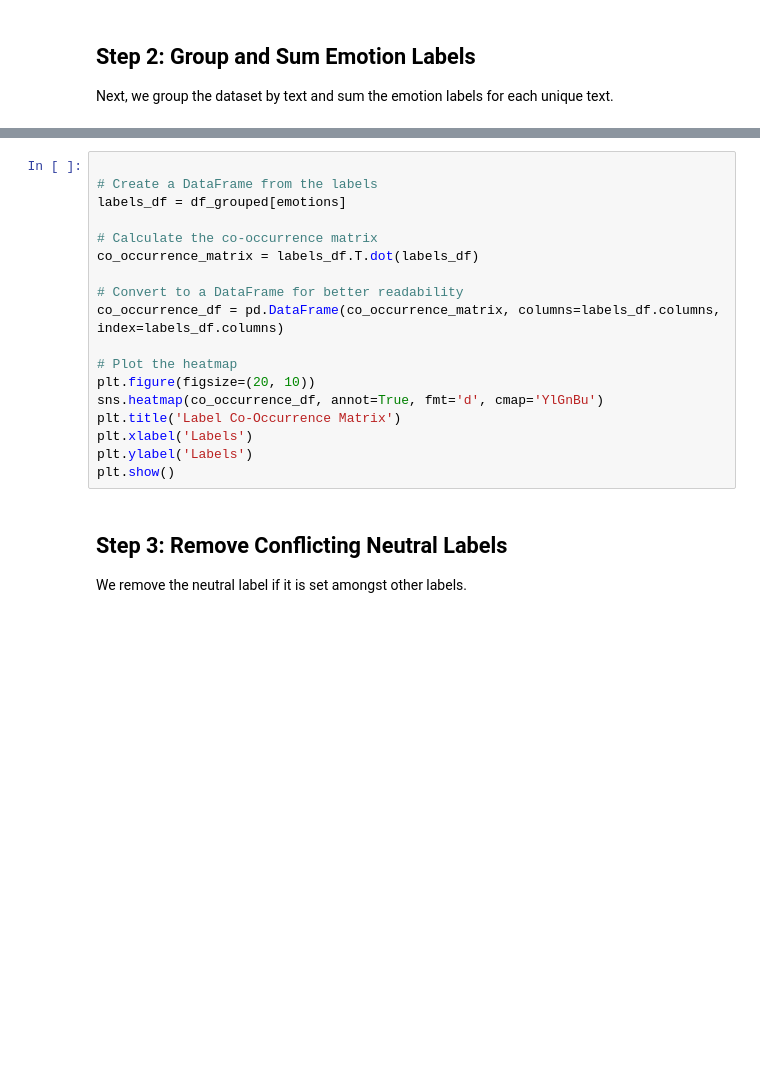
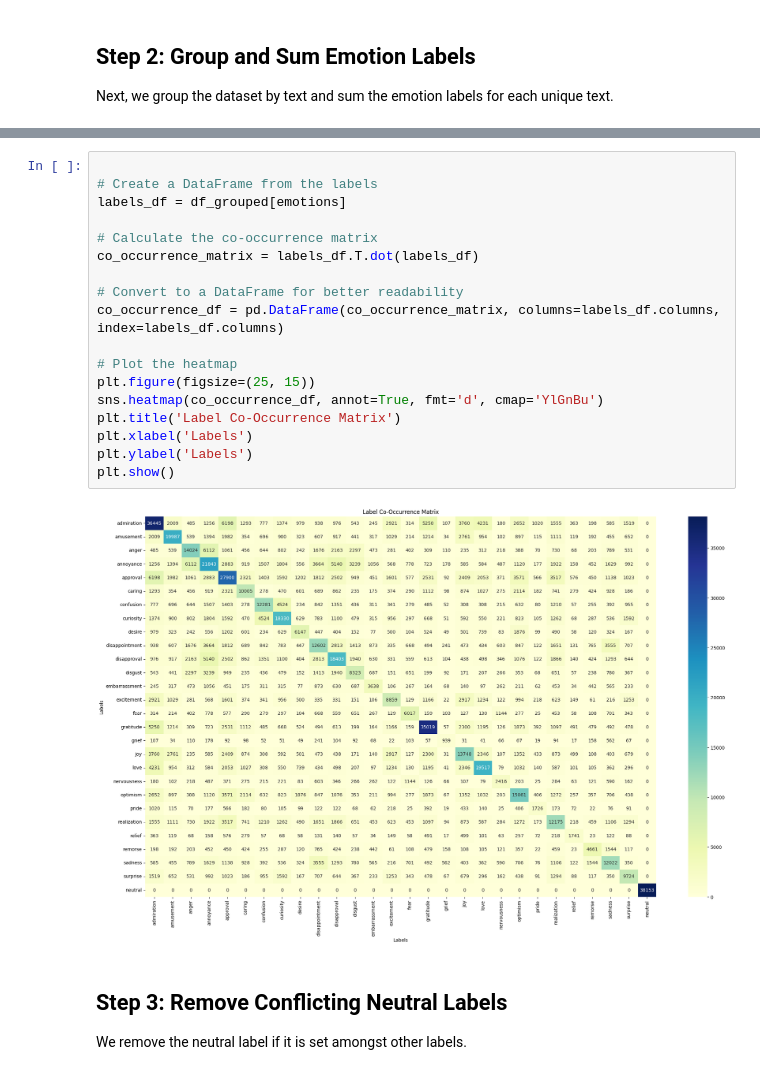
Before and after one commit to sebdg/SebLLama-Notebooks, a Jupyter notebook: Emotions/EmotionsDatapreparation.ipynb, the cells around one changed output, grey strips where cells are left out. Drawn from its saved outputs; the diff is of its cells as text; blank space fills up the shorter version.

```diff
--- a/Emotions/EmotionsDatapreparation.ipynb
+++ b/Emotions/EmotionsDatapreparation.ipynb
@@ -80,21 +148,23 @@ plt.show()
 # %%
 
 # Create a DataFrame from the labels
 labels_df = df_grouped[emotions]
 
 # Calculate the co-occurrence matrix
 co_occurrence_matrix = labels_df.T.dot(labels_df)
 
 # Convert to a DataFrame for better readability
 co_occurrence_df = pd.DataFrame(co_occurrence_matrix, columns=labels_df.columns, index=labels_df.columns)
 
 # Plot the heatmap
-plt.figure(figsize=(20, 10))
+plt.figure(figsize=(25, 15))
 sns.heatmap(co_occurrence_df, annot=True, fmt='d', cmap='YlGnBu')
 plt.title('Label Co-Occurrence Matrix')
 plt.xlabel('Labels')
 plt.ylabel('Labels')
 plt.show()
+# %% [output]
+[figure, added]
 # %% [markdown]
 ## Step 3: Remove Conflicting Neutral Labels
 We remove the neutral label if it is set amongst other labels.
```
Also changed, not shown: parts of 27 cells of this notebook, 13 other files.
